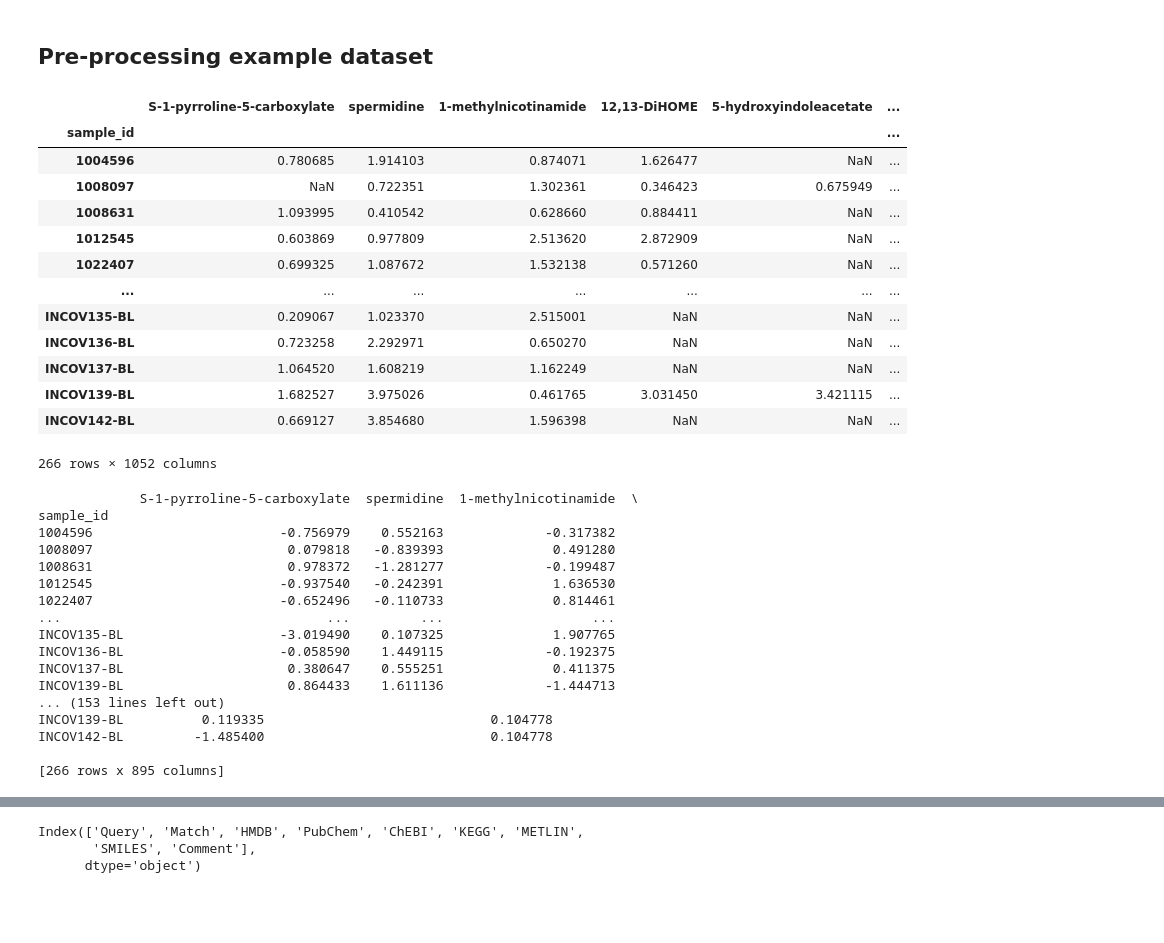
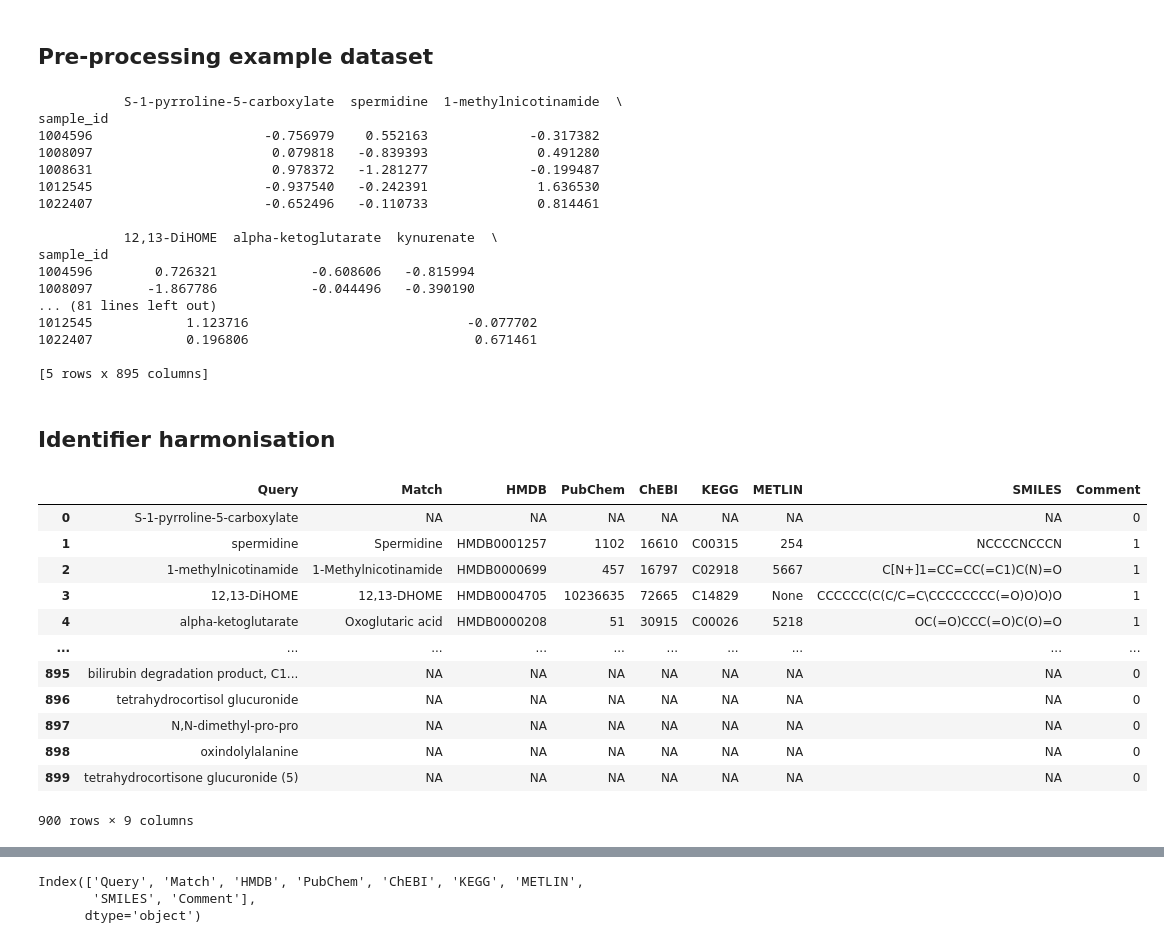
Before and after one commit to cwieder/py-ssPA, a Jupyter notebook: sspa_walkthrough.ipynb, the cells around one changed output, grey strips where cells are left out. Drawn from its saved outputs; the diff is of its cells as text; code cells hidden in the pictures; blank space fills up the shorter version.

```diff
--- a/sspa_walkthrough.ipynb
+++ b/sspa_walkthrough.ipynb
@@ -123,23 +123,6 @@ reactome_mouse_latest_read
 ## Pre-processing example dataset
 # %%
 covid_data = sspa.load_example_data(omicstype="metabolomics", processed=False)
-# %%
-covid_data
-# %% [output]
-|  | S-1-pyrroline-5-carboxylate | spermidine | 1-methylnicotinamide | 12,13-DiHOME | 5-hydroxyindoleacetate | ... |
-| sample_id |  |  |  |  |  | ... |
-| 1004596 | 0.780685 | 1.914103 | 0.874071 | 1.626477 | NaN | ... |
-| 1008097 | NaN | 0.722351 | 1.302361 | 0.346423 | 0.675949 | ... |
-| 1008631 | 1.093995 | 0.410542 | 0.628660 | 0.884411 | NaN | ... |
-| 1012545 | 0.603869 | 0.977809 | 2.513620 | 2.872909 | NaN | ... |
-| 1022407 | 0.699325 | 1.087672 | 1.532138 | 0.571260 | NaN | ... |
-| ... | ... | ... | ... | ... | ... | ... |
-| INCOV135-BL | 0.209067 | 1.023370 | 2.515001 | NaN | NaN | ... |
-| INCOV136-BL | 0.723258 | 2.292971 | 0.650270 | NaN | NaN | ... |
-| INCOV137-BL | 1.064520 | 1.608219 | 1.162249 | NaN | NaN | ... |
-| INCOV139-BL | 1.682527 | 3.975026 | 0.461765 | 3.031450 | 3.421115 | ... |
-| INCOV142-BL | 0.669127 | 3.854680 | 1.596398 | NaN | NaN | ... |
-266 rows × 1052 columns
 # %%
 covid_values = covid_data.iloc[:, :-2]
 data_filt = covid_values.loc[:, covid_values.isin([' ', np.nan, 0]).mean() < 0.5]
@@ -152,22 +135,24 @@ norm_mat = data_filt.divide(samp_median, axis=0)  # scale by sample median
 imputed_mat = norm_mat.fillna(norm_mat.median())
 log2_mat = np.log2(imputed_mat)
 processed_data = pd.DataFrame(StandardScaler().fit_transform(log2_mat), columns=imputed_mat.columns, index=imputed_mat.index)
-print(processed_data)
+print(processed_data.head())
 # %% [output]
-             S-1-pyrroline-5-carboxylate  spermidine  1-methylnicotinamide  \
+           S-1-pyrroline-5-carboxylate  spermidine  1-methylnicotinamide  \
 sample_id
-1004596                        -0.756979    0.552163             -0.317382
-1008097                         0.079818   -0.839393              0.491280
-1008631                         0.978372   -1.281277             -0.199487
-1012545                        -0.937540   -0.242391              1.636530
-1022407                        -0.652496   -0.110733              0.814461
-...                                  ...         ...                   ...
-INCOV135-BL                    -3.019490    0.107325              1.907765
-INCOV136-BL                    -0.058590    1.449115             -0.192375
-INCOV137-BL                     0.380647    0.555251              0.411375
-INCOV139-BL                     0.864433    1.611136             -1.444713
-... (153 lines left out)
-INCOV139-BL          0.119335                             0.104778
-INCOV142-BL         -1.485400                             0.104778
+1004596                      -0.756979    0.552163             -0.317382
+1008097                       0.079818   -0.839393              0.491280
+1008631                       0.978372   -1.281277             -0.199487
+1012545                      -0.937540   -0.242391              1.636530
+1022407                      -0.652496   -0.110733              0.814461
 
-[266 rows x 895 columns]
+           12,13-DiHOME  alpha-ketoglutarate  kynurenate  \
+sample_id
+1004596        0.726321            -0.608606   -0.815994
+1008097       -1.867786            -0.044496   -0.390190
+... (81 lines left out)
+1012545            1.123716                            -0.077702
+1022407            0.196806                             0.671461
+
+[5 rows x 895 columns]
+# %% [markdown]
+## Identifier harmonisation
@@ -173,0 +162,16 @@ INCOV142-BL         -1.485400                             0.104778
+# %%
+conversion_table
+# %% [output]
+|  | Query | Match | HMDB | PubChem | ChEBI | KEGG | METLIN | SMILES | Comment |
+| 0 | S-1-pyrroline-5-carboxylate | NA | NA | NA | NA | NA | NA | NA | 0 |
+| 1 | spermidine | Spermidine | HMDB0001257 | 1102 | 16610 | C00315 | 254 | NCCCCNCCCN | 1 |
+| 2 | 1-methylnicotinamide | 1-Methylnicotinamide | HMDB0000699 | 457 | 16797 | C02918 | 5667 | C[N+]1=CC=CC(=C1)C(N)=O | 1 |
+| 3 | 12,13-DiHOME | 12,13-DHOME | HMDB0004705 | 10236635 | 72665 | C14829 | None | CCCCCC(C(C/C=C\CCCCCCCC(=O)O)O)O | 1 |
+| 4 | alpha-ketoglutarate | Oxoglutaric acid | HMDB0000208 | 51 | 30915 | C00026 | 5218 | OC(=O)CCC(=O)C(O)=O | 1 |
+| ... | ... | ... | ... | ... | ... | ... | ... | ... | ... |
+| 895 | bilirubin degradation product, C1... | NA | NA | NA | NA | NA | NA | NA | 0 |
+| 896 | tetrahydrocortisol glucuronide | NA | NA | NA | NA | NA | NA | NA | 0 |
+| 897 | N,N-dimethyl-pro-pro | NA | NA | NA | NA | NA | NA | NA | 0 |
+| 898 | oxindolylalanine | NA | NA | NA | NA | NA | NA | NA | 0 |
+| 899 | tetrahydrocortisone glucuronide (5) | NA | NA | NA | NA | NA | NA | NA | 0 |
+900 rows × 9 columns
```
Also changed, not shown: parts of 5 cells of this notebook, 1 other file.
